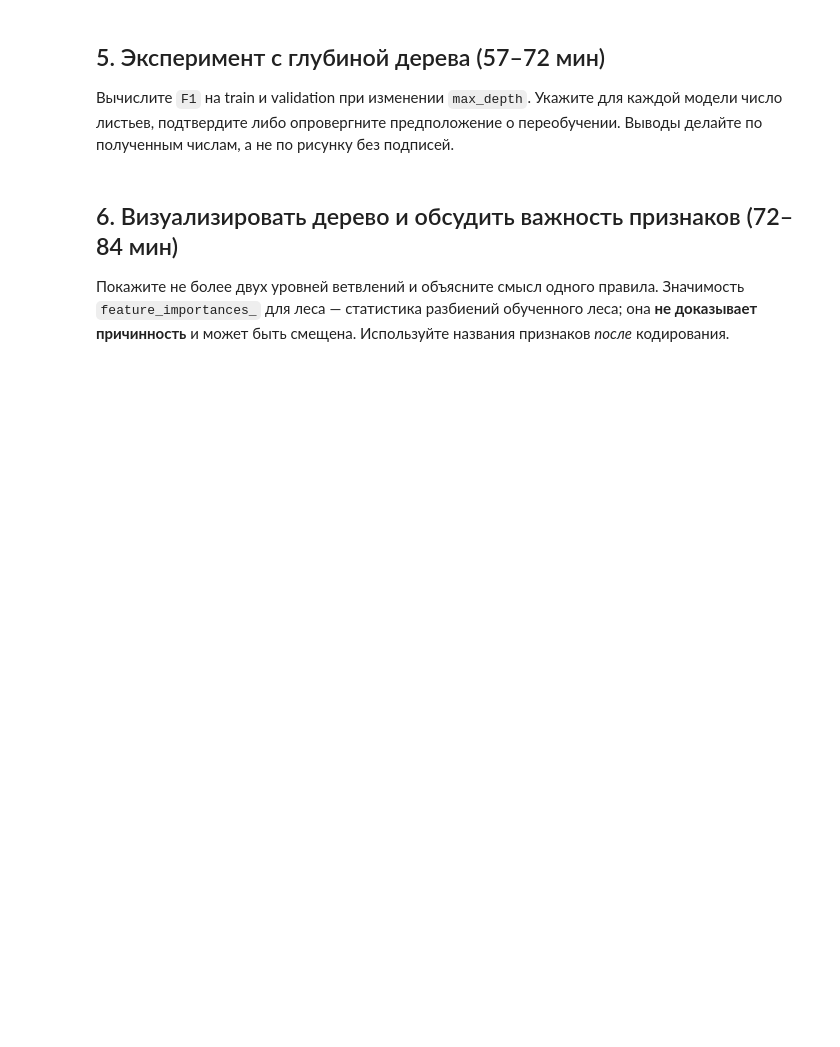
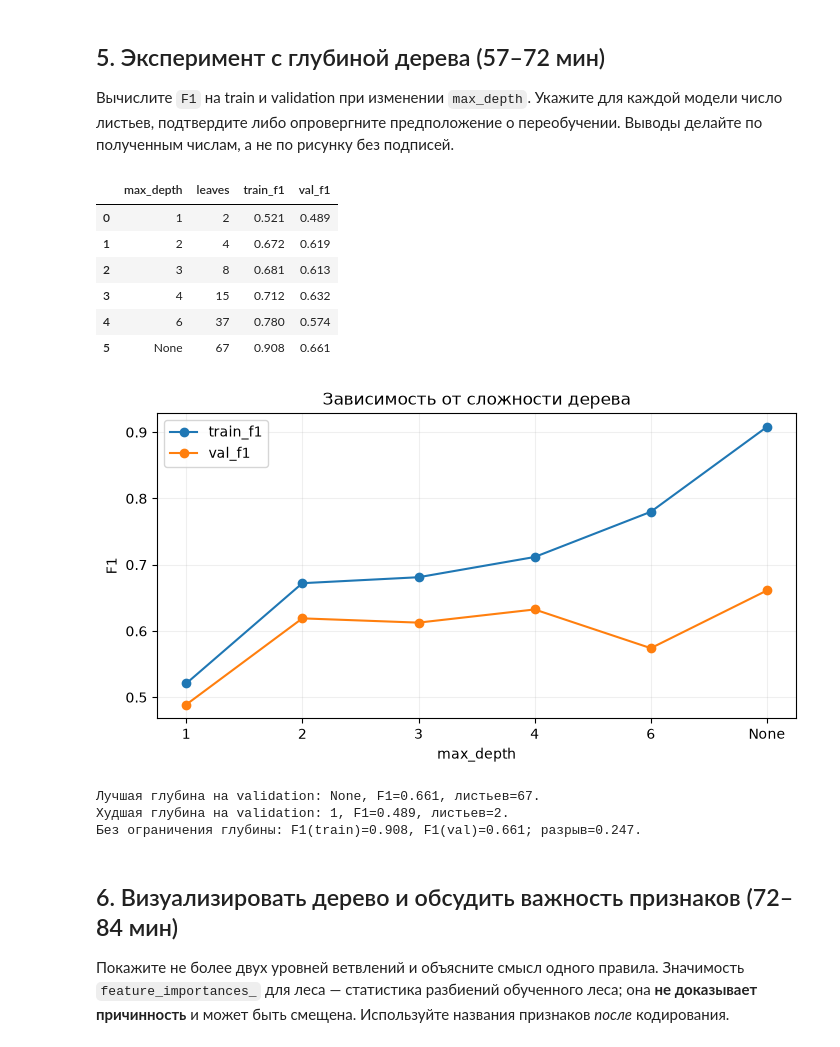
Before and after one commit to Vladislav-Evg-Sid/utmn-master-degree, a Jupyter notebook: tii/lb11/11_student.ipynb, the cells around one changed output. Cells and saved outputs as stored; diff of their text form; code cells hidden in the pictures; blank space fills up the shorter version.

```diff
--- a/tii/lb11/11_student.ipynb
+++ b/tii/lb11/11_student.ipynb
@@ -24,10 +24,15 @@ if not PATH.exists():
 
 df_raw = pd.read_csv(PATH, encoding='utf-8-sig')
 expected = {'order_id','created_at','distance_km','zone','queue_size',
-            'weather','courier_load','promised_minutes','actual_minutes','late'}
+            'weather','promised_minutes','actual_minutes','late'}
 missing_cols = expected - set(df_raw.columns)
 assert not missing_cols, f'Отсутствуют необходимые поля: {sorted(missing_cols)}'
 print('Сырой набор:', df_raw.shape, '; полные дубликаты:', int(df_raw.duplicated().sum()))
+if 'courier_load' not in df_raw.columns:
+    # Поле есть в методичке, но отсутствует в фактическом источнике практик 5–10.
+    # Не восстанавливаем значения по целевой переменной или другим косвенным данным.
+    df_raw['courier_load'] = np.nan
+    print('courier_load отсутствует в источнике: все значения NaN; признак неинформативен.')
 
 # Удаление полных повторов: не обучаем статистику и не используем test.
 df = df_raw.drop_duplicates().copy()
@@ -42,7 +47,9 @@ df['late'] = df['late'].astype(int)
 # Неполные / конфликтные сведения об идентификаторе требуют отдельного решения.
 assert df['order_id'].notna().all(), 'Обнаружены пустые ID заказов.'
 assert not df['order_id'].duplicated().any(), 'Есть повторные ID: требуется анализ причины, не случайное удаление.'
+print('После удаления полных повторов:', len(df_raw.drop_duplicates()))
 print('Рабочая копия:', df.shape)
+print('Исключено строк с недопустимой меткой:', int((~df_raw.drop_duplicates()['late'].isin([0, 1])).sum()))
 
 split_path = Path('split_ids_06.csv')  # Необязательный экспорт из практики № 6
 if split_path.exists():
@@ -73,3 +80,6 @@ assert len(sets[0]&sets[1]) == len(sets[0]&sets[2]) == len(sets[1]&sets[2]) == 0
 assert sets[0]|sets[1]|sets[2] == set(df['order_id'])
 assert len(train)+len(val)+len(test) == len(df)
 print('train / val / test:', len(train), len(val), len(test))
+print('Доли от рабочего N:', [round(len(a)/len(df), 4) for a in (train, val, test)])
+print('late=1 на train и validation:', round(train['late'].mean(), 4), round(val['late'].mean(), 4))
+print('Утечка фактической длительности недопустима: actual_minutes становится известна после доставки.')
@@ -117,16 +141,20 @@ def build_pipeline(classifier):
         ('clf', classifier)
     ])
 
-Xtrain = train[INPUT].copy(); Xval = val[INPUT].copy(); Xtest = test[INPUT].copy()
+Xtrain = train[INPUT].copy(); Xval = val[INPUT].copy()
 ytrain = train['late'].astype(int).copy()
 yval = val['late'].astype(int).copy()
-ytest = test['late'].astype(int).copy()
+# test хранится отдельно и не используется для подбора модели.
 assert ytrain.nunique() == 2, 'Для обучения необходимы 0 и 1 в train.'
 assert {'order_id','late','actual_minutes'}.isdisjoint(Xtrain.columns)
 assert set(train['order_id']).isdisjoint(val['order_id'])
 assert set(train['order_id']).isdisjoint(test['order_id'])
 assert set(val['order_id']).isdisjoint(test['order_id'])
 print('Обучение:', Xtrain.shape, '| validation:', Xval.shape,
-      '| отложенный test:', Xtest.shape)
+      '| отложенный test:', len(test))
+probe = build_pipeline(DummyClassifier(strategy='prior')).named_steps['prep']
+probe.fit(F_train, ytrain)
+print('Признаков до/после кодирования:', F_train.shape[1], len(probe.get_feature_names_out()))
+assert len(probe.get_feature_names_out()) > F_train.shape[1]
 print('Доли класса late=1 (train / validation):',
       [round(v.mean(), 3) for v in (ytrain,yval)])
@@ -218,19 +268,40 @@ assert val_results['N'].eq(len(val)).all()
 # %%
 depth_rows=[]
 for depth in [1,2,3,4,6,None]:
     p = build_pipeline(DecisionTreeClassifier(max_depth=depth,
                                                min_samples_leaf=3,random_state=42))
     p.fit(Xtrain,ytrain)
     depth_rows.append({
         'max_depth': str(depth), 'leaves': p.named_steps['clf'].get_n_leaves(),
         'train_f1': f1_score(ytrain,p.predict(Xtrain),zero_division=0),
         'val_f1': f1_score(yval,p.predict(Xval),zero_division=0)})
 depth_tbl=pd.DataFrame(depth_rows)
 display(depth_tbl.round(3))
 ax=depth_tbl.plot(x='max_depth',y=['train_f1','val_f1'], marker='o', figsize=(7.2,4))
 ax.set(xlabel='max_depth',ylabel='F1',title='Зависимость от сложности дерева')
 ax.grid(alpha=0.2);plt.tight_layout();plt.savefig('11_tree_depth.png',dpi=160);plt.show()
 depth_tbl.to_csv('11_tree_depth.csv',index=False)
+best_depth = depth_tbl.loc[depth_tbl['val_f1'].idxmax()]
+worst_depth = depth_tbl.loc[depth_tbl['val_f1'].idxmin()]
+print(f"Лучшая глубина на validation: {best_depth['max_depth']}, "
+      f"F1={best_depth['val_f1']:.3f}, листьев={best_depth['leaves']}.")
+print(f"Худшая глубина на validation: {worst_depth['max_depth']}, "
+      f"F1={worst_depth['val_f1']:.3f}, листьев={worst_depth['leaves']}.")
+deep = depth_tbl.iloc[-1]
+print(f"Без ограничения глубины: F1(train)={deep['train_f1']:.3f}, "
+      f"F1(val)={deep['val_f1']:.3f}; разрыв={deep['train_f1']-deep['val_f1']:.3f}.")
+# %% [output]
+|  | max_depth | leaves | train_f1 | val_f1 |
+| 0 | 1 | 2 | 0.521 | 0.489 |
+| 1 | 2 | 4 | 0.672 | 0.619 |
+| 2 | 3 | 8 | 0.681 | 0.613 |
+| 3 | 4 | 15 | 0.712 | 0.632 |
+| 4 | 6 | 37 | 0.780 | 0.574 |
+| 5 | None | 67 | 0.908 | 0.661 |
+[figure, added]
+Лучшая глубина на validation: None, F1=0.661, листьев=67.
+Худшая глубина на validation: 1, F1=0.489, листьев=2.
+Без ограничения глубины: F1(train)=0.908, F1(val)=0.661; разрыв=0.247.
 # %% [markdown]
 ## 6. Визуализировать дерево и обсудить важность признаков (72–84 мин)
 Покажите не более двух уровней ветвлений и объясните смысл одного правила. Значимость `feature_importances_` для леса — статистика разбиений обученного леса; она **не доказывает причинность** и может быть смещена. Используйте названия признаков *после* кодирования.
```
Also changed, not shown: parts of 7 cells of this notebook, 9 other files.
